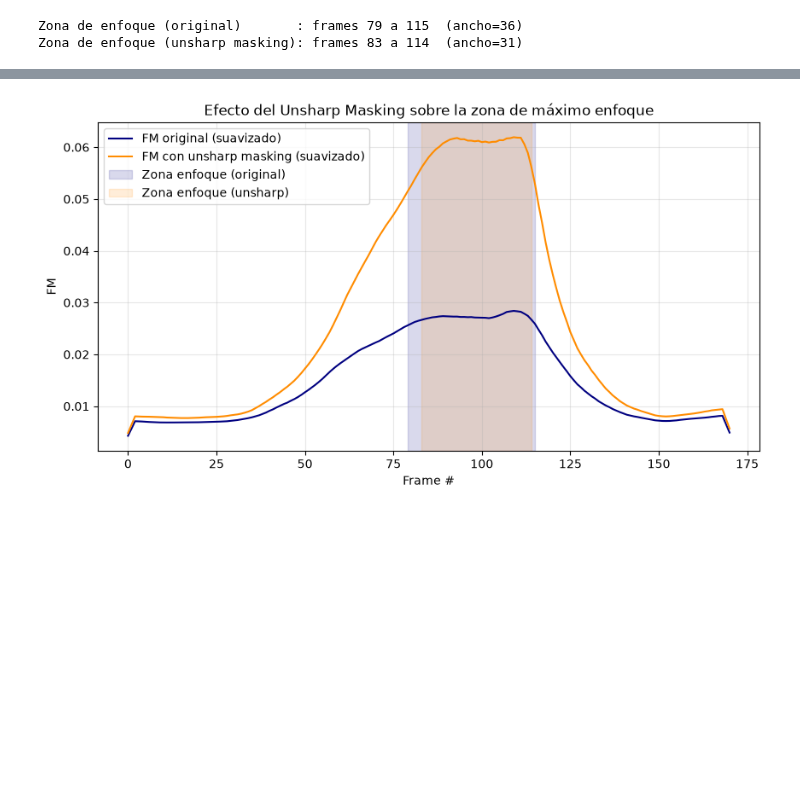
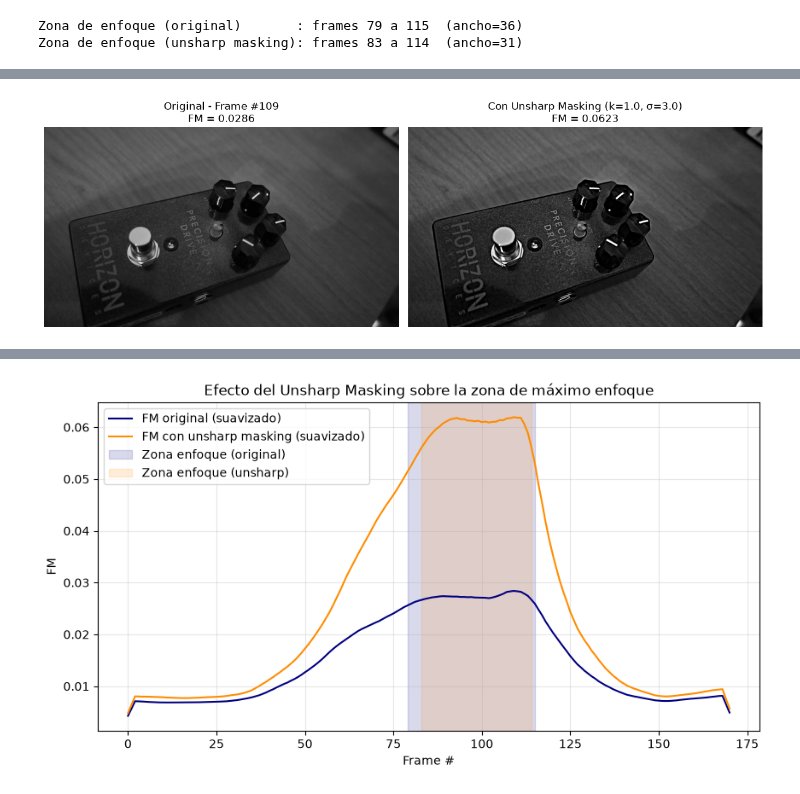
Before and after one commit to manuel-dieguezw/CEIA, a Jupyter notebook: VpC/TP2/TP2_focus_detection.ipynb, the cells around one changed output, grey strips where cells are left out. Cells and saved outputs as stored; diff of their text form; code cells hidden in the pictures; blank space fills up the shorter version.

```diff
--- a/VpC/TP2/TP2_focus_detection.ipynb
+++ b/VpC/TP2/TP2_focus_detection.ipynb
@@ -334,0 +427,20 @@ Zona de enfoque (unsharp masking): frames 83 a 114  (ancho=31)
+# %%
+frame_to_show = peak_idx_full  # podés cambiar a otro frame para inspeccionar el efecto
+
+original_img = frames_gray[frame_to_show]
+sharpened_img = unsharp_mask(original_img, k=K_UNSHARP, sigma=SIGMA_UNSHARP)
+
+fig, axs = plt.subplots(1, 2, figsize=(12, 6))
+axs[0].imshow(original_img, cmap='gray')
+axs[0].set_title(f'Original - Frame #{frame_to_show}\nFM = {fm_full[frame_to_show]:.4f}')
+axs[0].axis('off')
+
+axs[1].imshow(sharpened_img, cmap='gray')
+axs[1].set_title(f'Con Unsharp Masking (k={K_UNSHARP}, σ={SIGMA_UNSHARP})\n'
+                  f'FM = {frequency_sharpness_measure(sharpened_img):.4f}')
+axs[1].axis('off')
+
+plt.tight_layout()
+plt.show()
+# %% [output]
+[figure, added]
```
Also changed, not shown: parts of 7 cells of this notebook.
